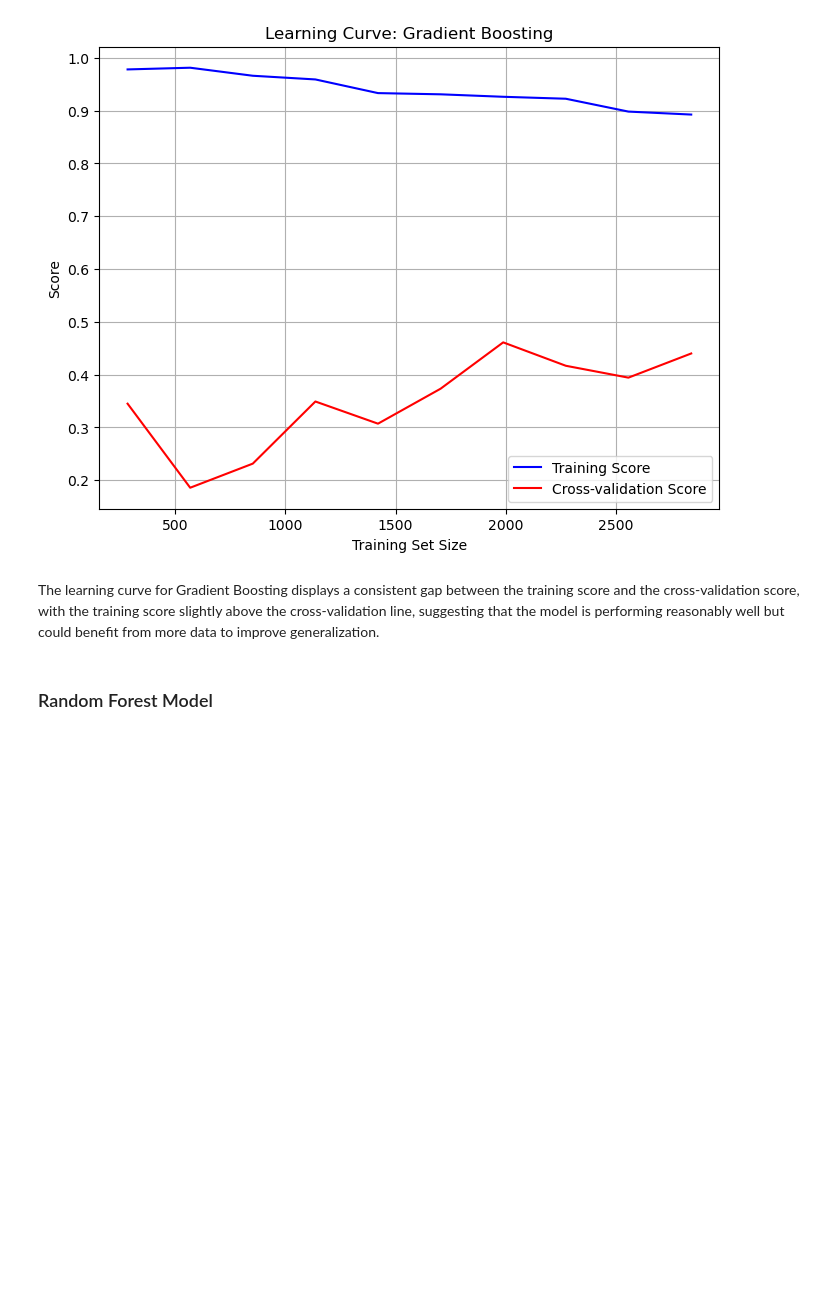
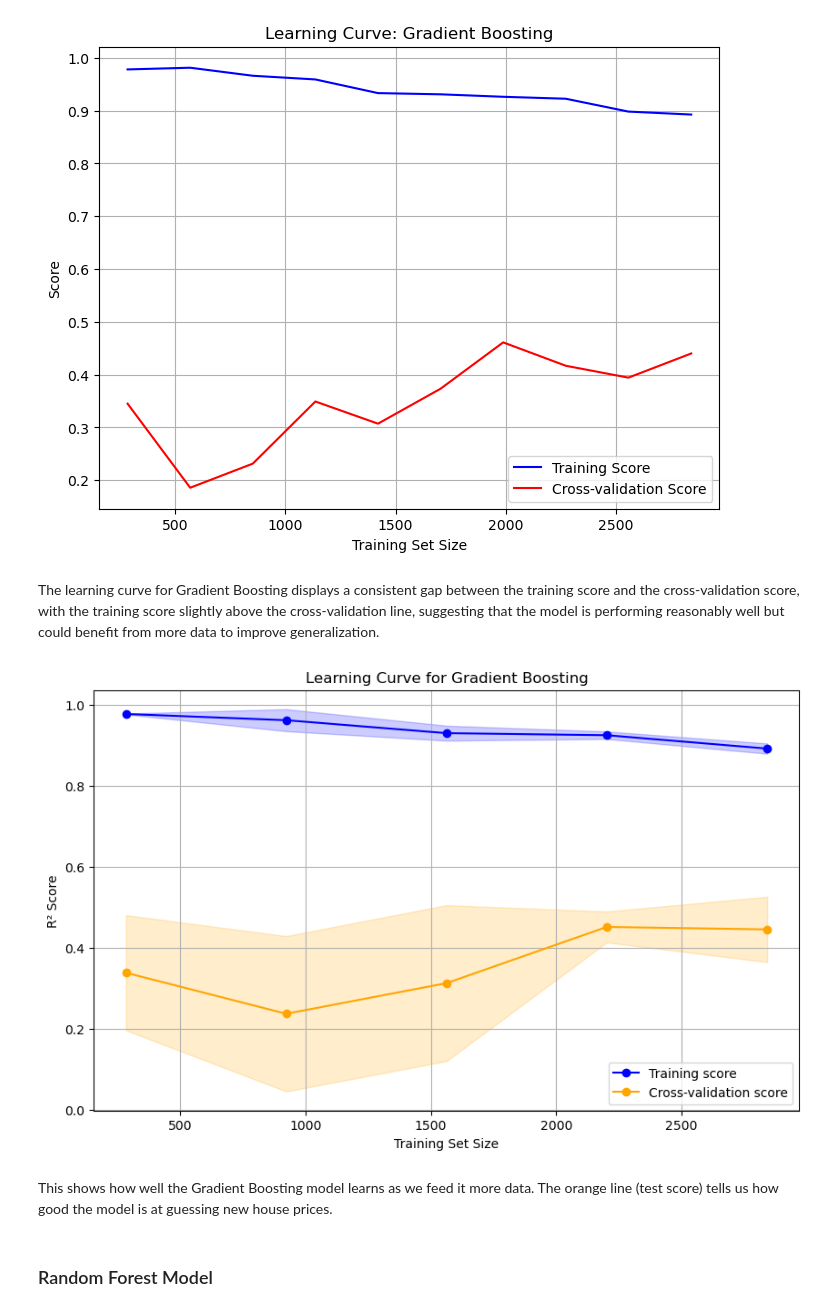
Before and after one commit to quadrillionaiire/Utah-Real-Estate-Sales-Analysis, a Jupyter notebook: notebooks/machine_learning.ipynb, the cells around one changed output. Drawn from its saved outputs; the diff is of its cells as text; code cells hidden in the pictures; blank space fills up the shorter version.

```diff
--- a/notebooks/machine_learning.ipynb
+++ b/notebooks/machine_learning.ipynb
@@ -1258,6 +1272,39 @@ plot_learning_curve(best_gb_model, X_train_prepared, y_train, "Gradient Boosting
 [figure]
 # %% [markdown]
 The learning curve for Gradient Boosting displays a consistent gap between the training score and the cross-validation score, with the training score slightly above the cross-validation line, suggesting that the model is performing reasonably well but could benefit from more data to improve generalization.
+# %%
+# Generate More Detailed learning curve
+train_sizes, train_scores, test_scores = learning_curve(
+    GradientBoostingRegressor(), X_train_prepared, y_train, cv=5, scoring='r2', n_jobs=-1
+)
+# %%
+
+# Calculate mean and std
+train_mean = np.mean(train_scores, axis=1)
+train_std = np.std(train_scores, axis=1)
+test_mean = np.mean(test_scores, axis=1)
+test_std = np.std(test_scores, axis=1)
+# %%
+
+# Plot learning curve
+plt.figure(figsize=(10, 6))
+plt.plot(train_sizes, train_mean, 'o-', color='blue', label='Training score')
+plt.plot(train_sizes, test_mean, 'o-', color='orange', label='Cross-validation score')
+
+# Add shaded area for std deviation
+plt.fill_between(train_sizes, train_mean - train_std, train_mean + train_std, alpha=0.2, color='blue')
+plt.fill_between(train_sizes, test_mean - test_std, test_mean + test_std, alpha=0.2, color='orange')
+
+plt.xlabel("Training Set Size")
+plt.ylabel("R² Score")
+plt.title("Learning Curve for Gradient Boosting")
+plt.legend(loc="best")
+plt.grid()
+plt.show()
+# %% [output]
+[figure, added]
+# %% [markdown]
+This shows how well the Gradient Boosting model learns as we feed it more data. The orange line (test score) tells us how good the model is at guessing new house prices.
 # %% [markdown]
 ### Random Forest Model
 # %%
```
Also changed, not shown: parts of 16 cells of this notebook.
